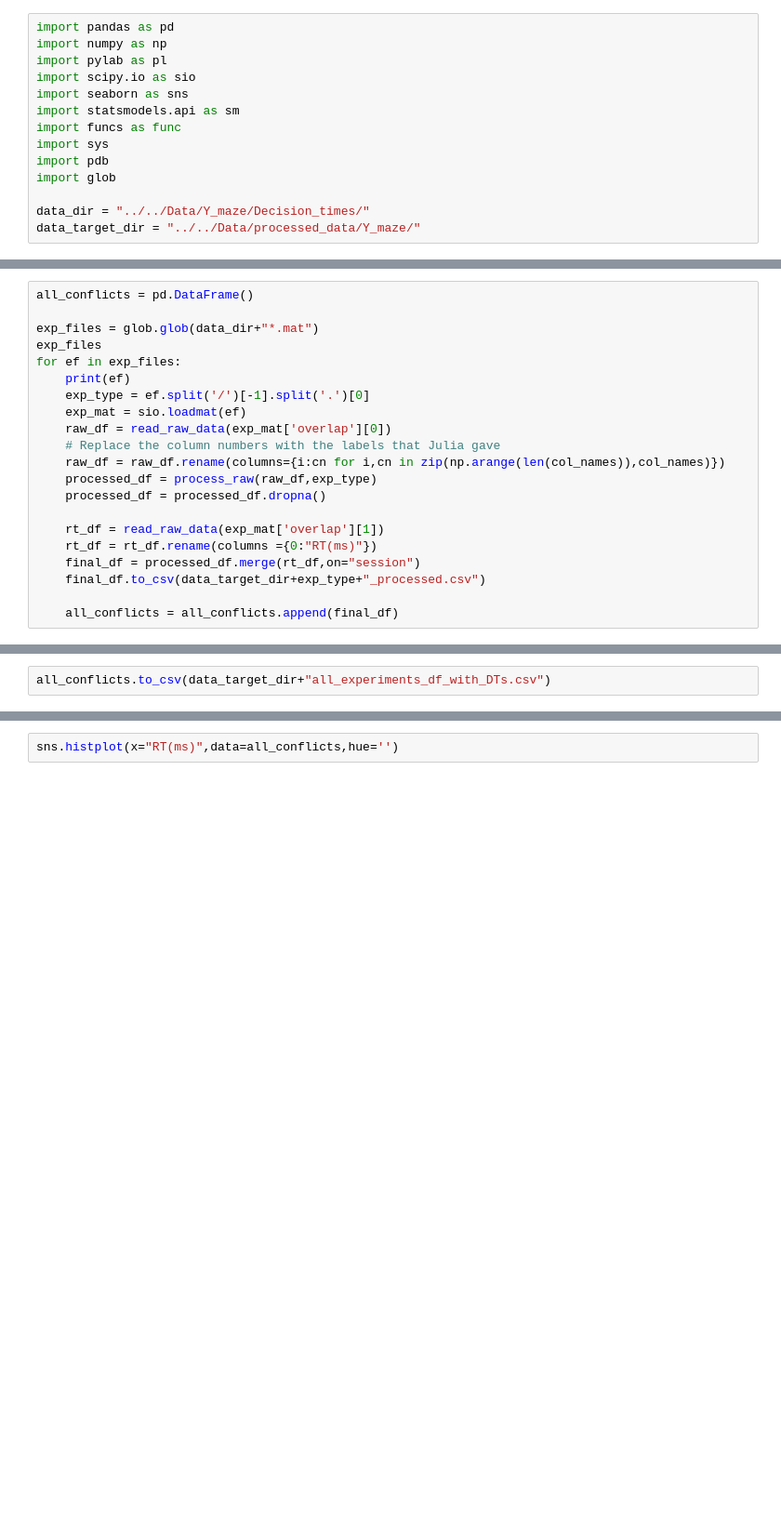
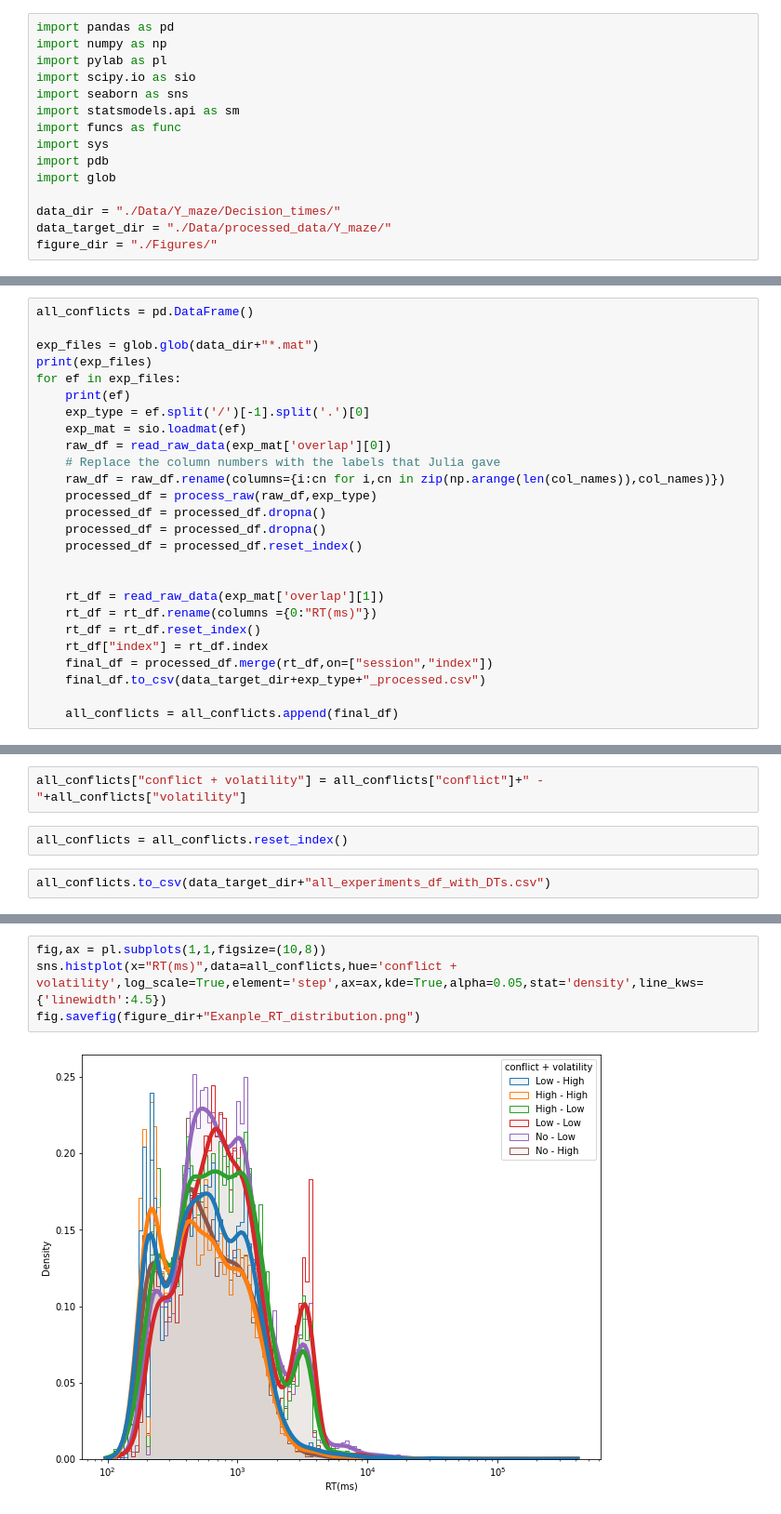
Before and after one commit to jyotikab/Y_maze_data_analysis, a Jupyter notebook: read_decision_times.ipynb, the cells around one changed output, grey strips where cells are left out. Shown at 93% size. Saved outputs shown, nothing was run; the diff lists cells and outputs as text; blank space fills up the shorter version.

```diff
--- a/read_decision_times.ipynb
+++ b/read_decision_times.ipynb
@@ -10,8 +10,9 @@ import sys
 import pdb
 import glob
 
-data_dir = "../../Data/Y_maze/Decision_times/"
-data_target_dir = "../../Data/processed_data/Y_maze/"
+data_dir = "./Data/Y_maze/Decision_times/"
+data_target_dir = "./Data/processed_data/Y_maze/"
+figure_dir = "./Figures/"
 # %%
 #experiment_type = "NoConfLowVolDTs"
 # %%
@@ -86,7 +87,7 @@ def process_raw(raw,experiment_type):
 all_conflicts = pd.DataFrame()
 
 exp_files = glob.glob(data_dir+"*.mat")
-exp_files
+print(exp_files)
 for ef in exp_files:
     print(ef)
     exp_type = ef.split('/')[-1].split('.')[0]
@@ -96,10 +97,15 @@ for ef in exp_files:
     raw_df = raw_df.rename(columns={i:cn for i,cn in zip(np.arange(len(col_names)),col_names)})
     processed_df = process_raw(raw_df,exp_type)
     processed_df = processed_df.dropna()
+    processed_df = processed_df.dropna()
+    processed_df = processed_df.reset_index()
+
 
     rt_df = read_raw_data(exp_mat['overlap'][1])
     rt_df = rt_df.rename(columns ={0:"RT(ms)"})
-    final_df = processed_df.merge(rt_df,on="session")
+    rt_df = rt_df.reset_index()
+    rt_df["index"] = rt_df.index
+    final_df = processed_df.merge(rt_df,on=["session","index"])
     final_df.to_csv(data_target_dir+exp_type+"_processed.csv")
 
     all_conflicts = all_conflicts.append(final_df)
@@ -114,2 +120,6 @@ for ef in exp_files:
+# %%
+all_conflicts["conflict + volatility"] = all_conflicts["conflict"]+" - "+all_conflicts["volatility"]
+# %%
+all_conflicts = all_conflicts.reset_index()
 # %%
 all_conflicts.to_csv(data_target_dir+"all_experiments_df_with_DTs.csv")
@@ -116,2 +142,6 @@ all_conflicts.to_csv(data_target_dir+"all_experiments_df_with_DTs.csv")
 # %%
-sns.histplot(x="RT(ms)",data=all_conflicts,hue='')
+fig,ax = pl.subplots(1,1,figsize=(10,8))
+sns.histplot(x="RT(ms)",data=all_conflicts,hue='conflict + volatility',log_scale=True,element='step',ax=ax,kde=True,alpha=0.05,stat='density',line_kws={'linewidth':4.5})
+fig.savefig(figure_dir+"Exanple_RT_distribution.png")
+# %% [output]
+[figure, added]
```
Also changed, not shown: parts of 2 cells of this notebook.
